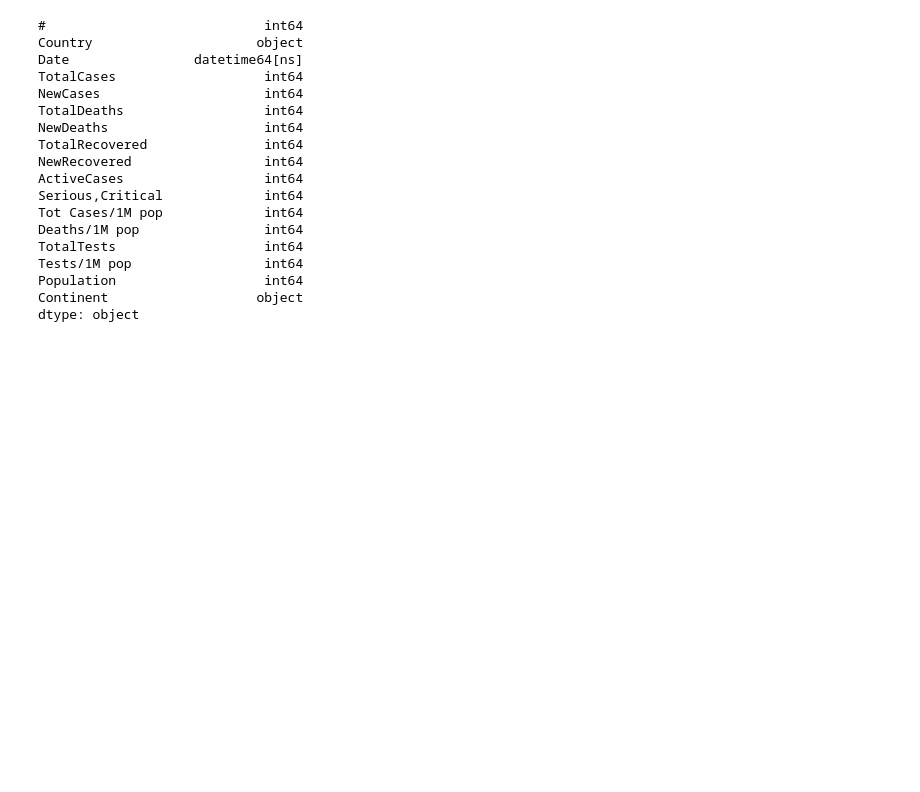
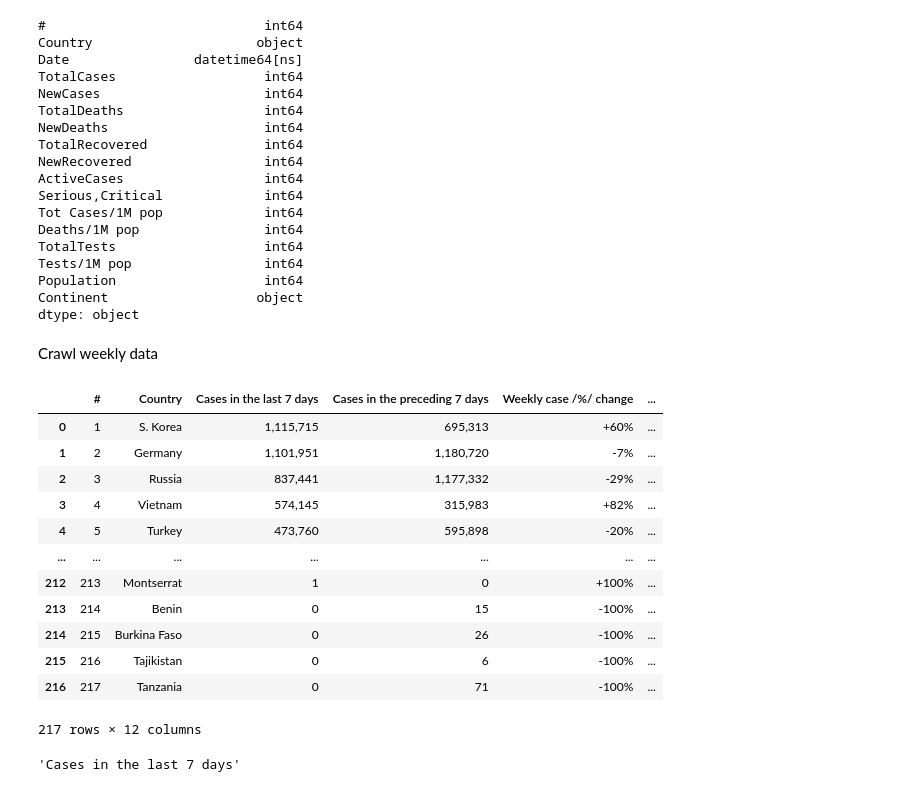
Before and after one commit to 19127592/Corona-Analysis, a Jupyter notebook: main.ipynb, the cells around one changed output. Cells and saved outputs as stored; diff of their text form; code cells hidden in the pictures; blank space fills up the shorter version.

```diff
--- a/main.ipynb
+++ b/main.ipynb
@@ -153,3 +168,47 @@ Tests/1M pop                 int64
 Population                   int64
 Continent                   object
 dtype: object
+# %% [markdown]
+Crawl weekly data
+# %%
+link = "https://www.worldometers.info/coronavirus/weekly-trends/#weekly_table"
+driver.get(link)
+weekly_data = driver.find_elements(By.XPATH,"//tr[@class='even'] | //tr[@class='odd']")
+# %%
+for n in weekly_data:
+    n = n.get_attribute('textContent').split("\n")
+    n[:] = [x.strip() for x in n if x.strip()]
+    if len(n) != len(header_by_week):
+        print("Error Header in",n)
+# %%
+row_week_trend = []
+
+for n in weekly_data:
+    n = n.get_attribute('textContent').split("\n")
+    n[:] = [x.strip() for x in n if x.strip()]
+    row_week_trend.append(n)
+    if len(n) != len(header_by_week):
+        print("Error Header in",n)
+# %%
+df_covid_by_week = pd.DataFrame(data=row_week_trend,columns=header_by_week)
+df_covid_by_week.to_csv("Corona_by_week.tsv", sep = "\t", mode = "w", index = False)
+# %%
+df_covid_by_week
+# %% [output]
+|  | # | Country | Cases in the last 7 days | Cases in the preceding 7 days | Weekly case /%/ change | ... |
+| 0 | 1 | S. Korea | 1,115,715 | 695,313 | +60% | ... |
+| 1 | 2 | Germany | 1,101,951 | 1,180,720 | -7% | ... |
+| 2 | 3 | Russia | 837,441 | 1,177,332 | -29% | ... |
+| 3 | 4 | Vietnam | 574,145 | 315,983 | +82% | ... |
+| 4 | 5 | Turkey | 473,760 | 595,898 | -20% | ... |
+| ... | ... | ... | ... | ... | ... | ... |
+| 212 | 213 | Montserrat | 1 | 0 | +100% | ... |
+| 213 | 214 | Benin | 0 | 15 | -100% | ... |
+| 214 | 215 | Burkina Faso | 0 | 26 | -100% | ... |
+| 215 | 216 | Tajikistan | 0 | 6 | -100% | ... |
+| 216 | 217 | Tanzania | 0 | 71 | -100% | ... |
+217 rows × 12 columns
+# %%
+header_by_week[2]
+# %% [output]
+'Cases in the last 7 days'
```
Also changed, not shown: parts of 13 cells of this notebook, 3 other files.
